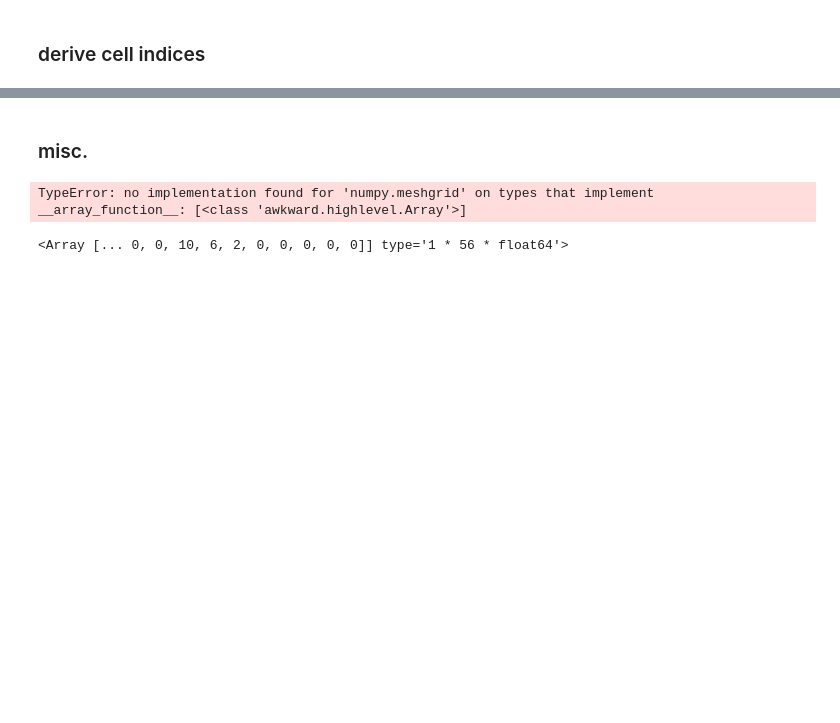
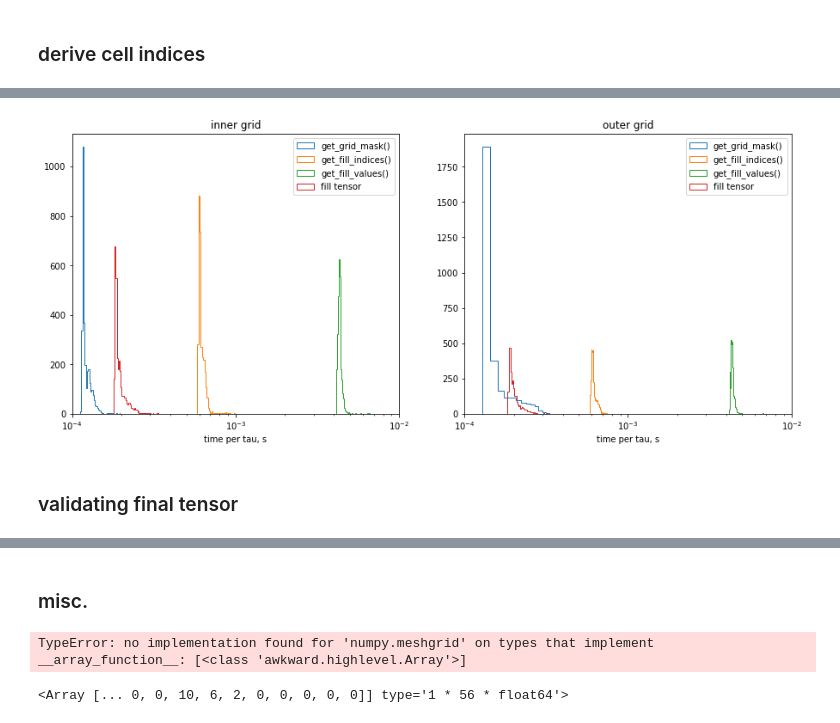
Before and after one commit to ofivite/DeepTau-dataloader, a Jupyter notebook: transform_inputs.ipynb, the cells around one changed output, grey strips where cells are left out. Saved outputs shown, nothing was run; the diff lists cells and outputs as text; code cells hidden in the pictures; blank space fills up the shorter version.

```diff
--- a/transform_inputs.ipynb
+++ b/transform_inputs.ipynb
@@ -257,0 +287,14 @@ File "<ipython-input-29-eaebfe530a39>", line 5:
+# %%
+# @nb.jit()
+def get_fill_values(i_tau, c_type, grid_mask):
+    fill_values = taus[i_tau][fill_branches[c_type]][grid_mask]
+    return fill_values
+# %%
+# branches which will be stored
+fill_branches = {'pfCand': ['pfCand_pt', 'pfCand_deta', 'pfCand_dphi', 'pfCand_mass',]}
+c_type = 'pfCand'
+# %%
+# initialize tensors to be filled
+grid_tensors = {}
+for grid_type in grid_types:
+    grid_tensors[grid_type] = np.zeros((n_taus, n_cells[grid_type], n_cells[grid_type], len(fill_branches[c_type])))
@@ -257,0 +338,9 @@ File "<ipython-input-29-eaebfe530a39>", line 5:
+# %%
+print(f'Processed {n_taus} taus in {program_ends - program_starts} seconds\n')
+for grid_type in grid_types:
+    print(f'--- {grid_type} cell')
+    print(f'median get_grid_mask() time: {np.median(get_mask_times[grid_type])}')
+    print(f'median get_fill_indices() time: {np.median(get_fill_indices_times[grid_type])}')
+    print(f'median get_fill_values() time: {np.median(get_fill_values_times[grid_type])}')
+    print(f'median np.put() time: {np.median(put_times[grid_type])}')
+    print()
@@ -257,0 +361,16 @@ File "<ipython-input-29-eaebfe530a39>", line 5:
+# %%
+f, ax = plt.subplots(1, 2, figsize=(15,6))
+for i, grid_type in enumerate(grid_types):
+    ax[i].hist(get_mask_times[grid_type], histtype='step', bins=100, label='get_grid_mask()')
+    ax[i].hist(get_fill_indices_times[grid_type], histtype='step', bins=100, label='get_fill_indices()')
+    ax[i].hist(get_fill_values_times[grid_type], histtype='step', bins=100, label='get_fill_values()')
+    ax[i].hist(put_times[grid_type], histtype='step', bins=100, label='fill tensor')
+    ax[i].set_xlabel('time per tau, s')
+    ax[i].set_xscale('log')
+    ax[i].set_xlim((1e-4, 1e-2))
+    ax[i].set_title(f'{grid_type} grid')
+    ax[i].legend()
+# %% [output]
+[figure, added]
+# %% [markdown]
+### validating final tensor
```
Also changed, not shown: parts of 103 cells of this notebook, 1 other file.
